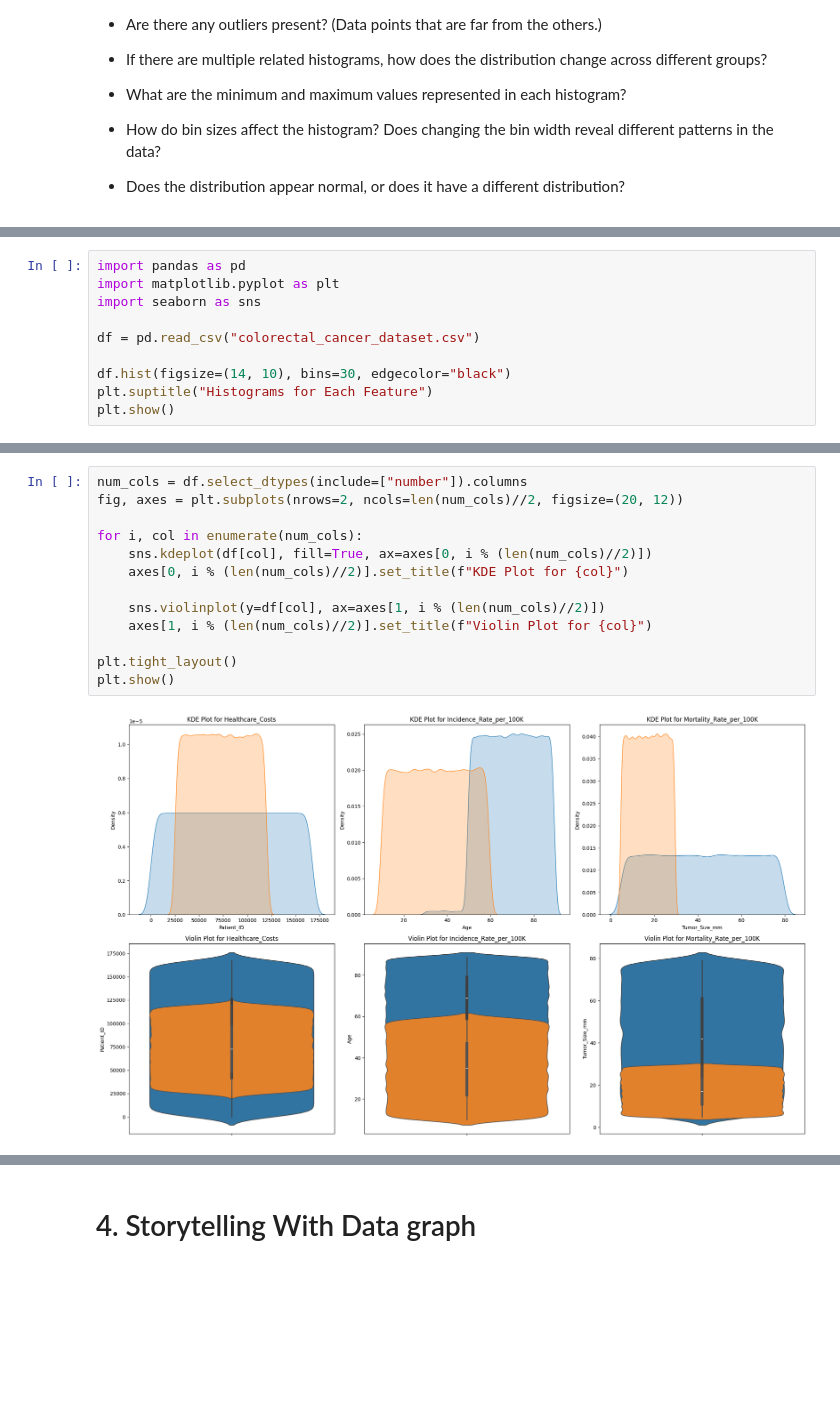
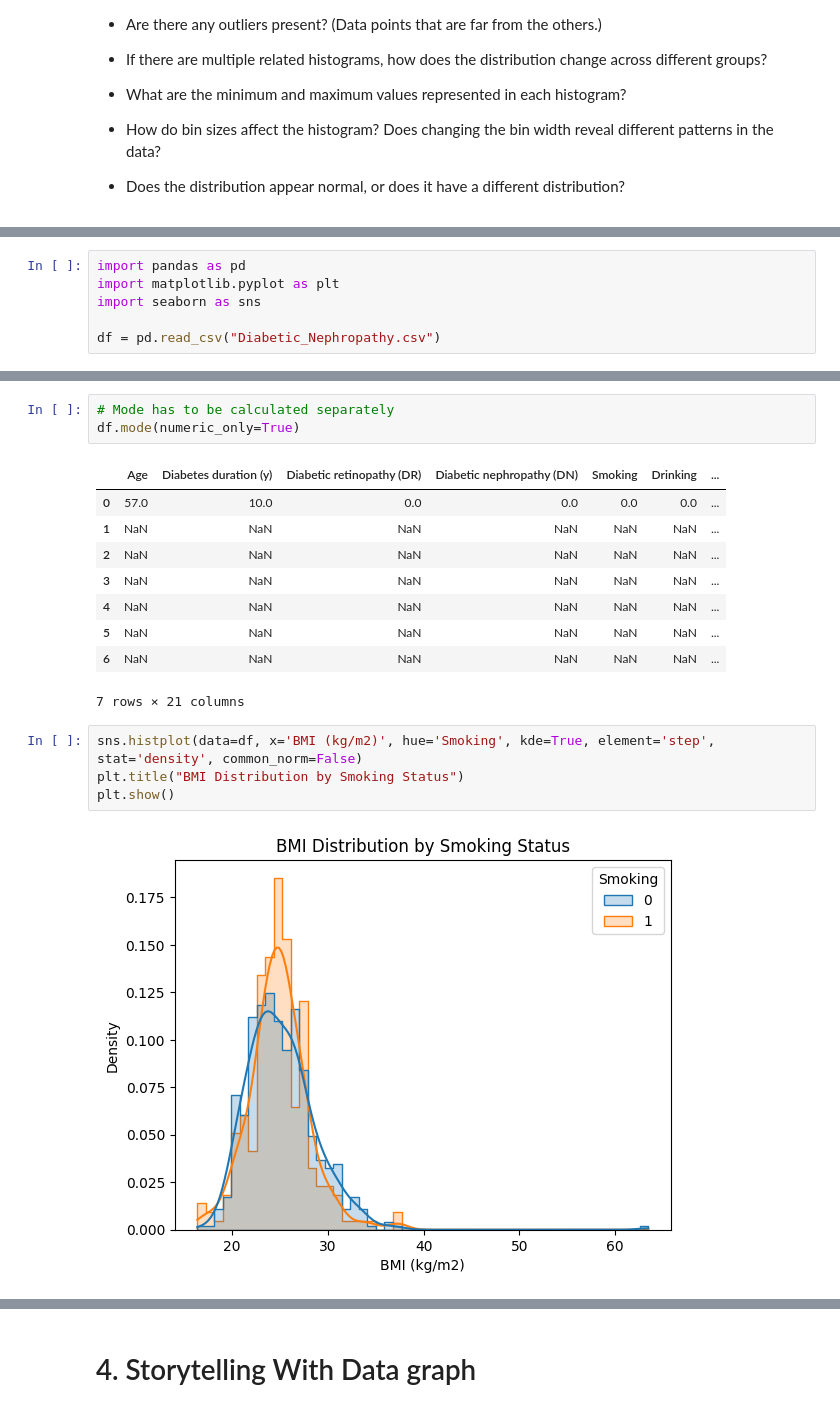
Before and after one commit to Smi7hey13/ModBSem2Sum, a Jupyter notebook: Week4.ipynb, the cells around one changed output, grey strips where cells are left out. Cells and saved outputs as stored; diff of their text form; blank space fills up the shorter version.

```diff
--- a/Week4.ipynb
+++ b/Week4.ipynb
@@ -105,8 +134,4 @@ import pandas as pd
 import matplotlib.pyplot as plt
 import seaborn as sns
 
-df = pd.read_csv("colorectal_cancer_dataset.csv")
-
-df.hist(figsize=(14, 10), bins=30, edgecolor="black")
-plt.suptitle("Histograms for Each Feature")
-plt.show()
+df = pd.read_csv("Diabetic_Nephropathy.csv")
@@ -115,15 +187,19 @@ plt.show()
+# %%
+# Mode has to be calculated separately
+df.mode(numeric_only=True)
+# %% [output]
+|  | Age | Diabetes duration (y) | Diabetic retinopathy (DR) | Diabetic nephropathy (DN) | Smoking | Drinking | ... |
+| 0 | 57.0 | 10.0 | 0.0 | 0.0 | 0.0 | 0.0 | ... |
+| 1 | NaN | NaN | NaN | NaN | NaN | NaN | ... |
+| 2 | NaN | NaN | NaN | NaN | NaN | NaN | ... |
+| 3 | NaN | NaN | NaN | NaN | NaN | NaN | ... |
+| 4 | NaN | NaN | NaN | NaN | NaN | NaN | ... |
+| 5 | NaN | NaN | NaN | NaN | NaN | NaN | ... |
+| 6 | NaN | NaN | NaN | NaN | NaN | NaN | ... |
+7 rows × 21 columns
 # %%
-num_cols = df.select_dtypes(include=["number"]).columns
-fig, axes = plt.subplots(nrows=2, ncols=len(num_cols)//2, figsize=(20, 12))
-
-for i, col in enumerate(num_cols):
-    sns.kdeplot(df[col], fill=True, ax=axes[0, i % (len(num_cols)//2)])
-    axes[0, i % (len(num_cols)//2)].set_title(f"KDE Plot for {col}")
-
-    sns.violinplot(y=df[col], ax=axes[1, i % (len(num_cols)//2)])
-    axes[1, i % (len(num_cols)//2)].set_title(f"Violin Plot for {col}")
-
-plt.tight_layout()
+sns.histplot(data=df, x='BMI (kg/m2)', hue='Smoking', kde=True, element='step', stat='density', common_norm=False)
+plt.title("BMI Distribution by Smoking Status")
 plt.show()
 # %% [output]
-[figure, old version]
+[figure, new version]
```
Also changed, not shown: parts of 18 cells of this notebook, 8 other files.
